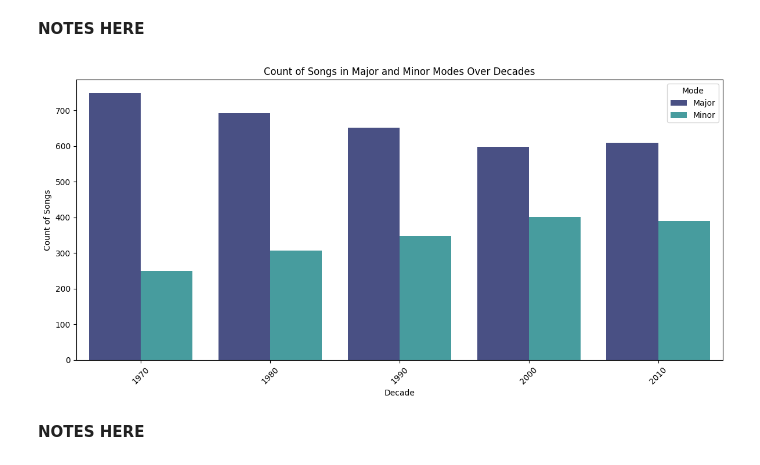
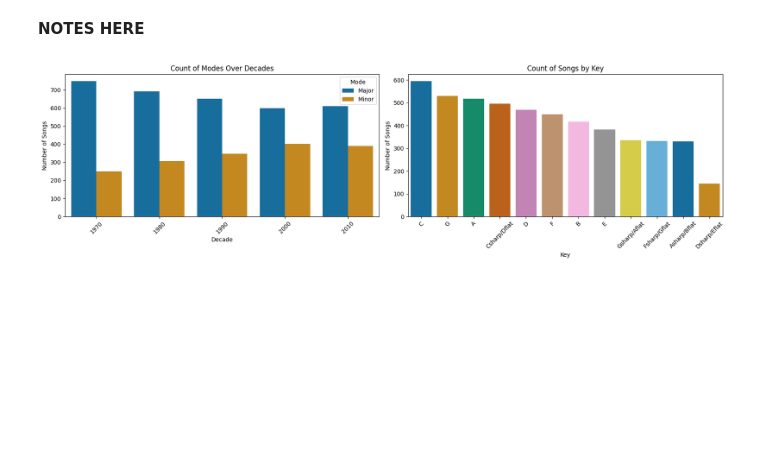
Before and after one commit to joelbit33/hit-songs-analysis, a Jupyter notebook: analysis/analysis.ipynb, the cells around one changed output. Drawn from its saved outputs; the diff is of its cells as text; code cells hidden in the pictures; blank space fills up the shorter version.

```diff
--- a/analysis/analysis.ipynb
+++ b/analysis/analysis.ipynb
@@ -225,21 +231,31 @@ plt.show()
 # %%
 # group by decades and mode, count for each decade
 mode_counts = df.groupby([decades, 'mode']).size().reset_index(name='counts')
 
+# count each key in the dataset
+key_counts = df['key'].value_counts()
+
+plt.figure(figsize=(17, 5))
+
 # barplot of modes
-plt.figure(figsize=(12, 6))
-sns.barplot(x='year', y='counts', hue='mode', data=mode_counts, palette="mako")
-
-plt.title('Count of Songs in Major and Minor Modes Over Decades')
-plt.ylabel('Count of Songs')
+plt.subplot(1, 2, 1)
+sns.barplot(x='year', y='counts', hue='mode', data=mode_counts, palette="colorblind")
+plt.title('Count of Modes Over Decades')
+plt.ylabel('Number of Songs')
 plt.xlabel('Decade')
 plt.xticks(rotation=45)
+plt.legend(title='Mode')
 
-plt.legend(title='Mode')
+# barplot of keys
+plt.subplot(1, 2, 2)
+sns.barplot(x=key_counts.index, y=key_counts.values, order=key_counts.index, palette="colorblind")
+plt.title('Count of Songs by Key')
+plt.xlabel('Key')
+plt.ylabel('Number of Songs')
+plt.xticks(rotation=45)
+
 
 plt.tight_layout()
 plt.show()
 # %% [output]
-[figure, old version]
+[figure, new version]
-# %% [markdown]
-**NOTES HERE**
```
Also changed, not shown: parts of 7 cells of this notebook.
